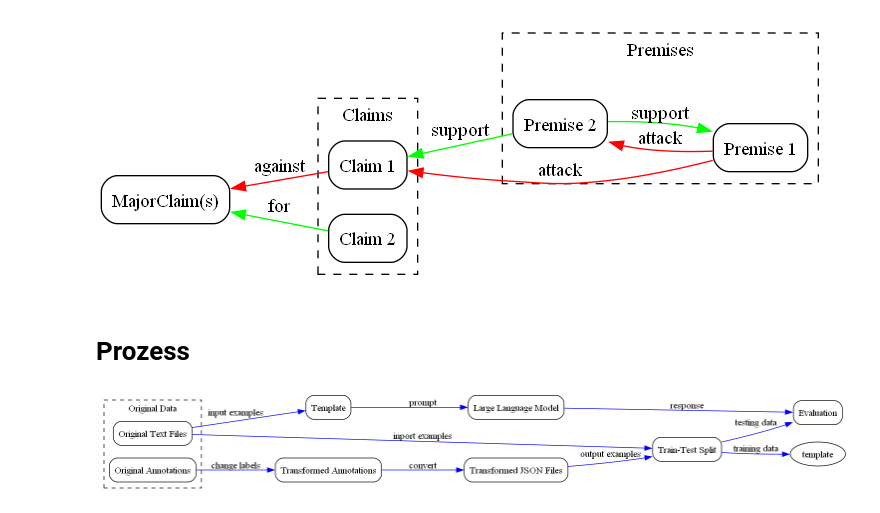
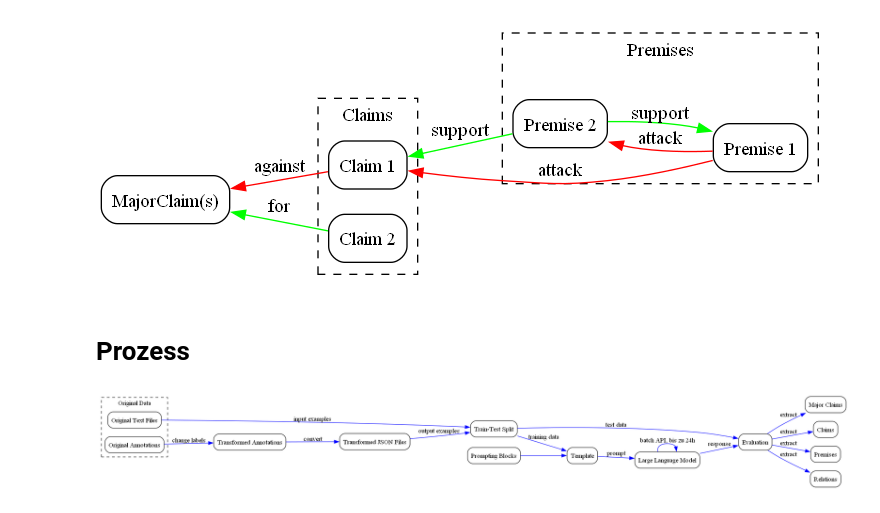
Before and after one commit to BF-DS/argument-mining, a Jupyter notebook: graphs/graph.ipynb, the cells around one changed output. Drawn from its saved outputs; the diff is of its cells as text; code cells hidden in the pictures.

Commit message:
updating process graph

```diff
--- a/graphs/graph.ipynb
+++ b/graphs/graph.ipynb
@@ -61,33 +61,44 @@ llm.attr(rankdir='LR')
 with llm.subgraph(name='cluster_orig_data') as c:
     c.attr(style='dashed')
     c.node('orig_data_txt', 'Original Text Files', shape='record', style='rounded')
     c.node('orig_data_ann', 'Original Annotations', shape='record', style='rounded')
     c.attr(label='Original Data')
 
 # Create the other nodes
 llm.node('transformed_data_ann', 'Transformed Annotations', shape='record', style='rounded')
 llm.node('transformed_data_JSON', 'Transformed JSON Files', shape='record', style='rounded')
 llm.node('Template', 'Template', shape='record', style='rounded')
 llm.node('LLM', 'Large Language Model', shape='record', style='rounded')
 #llm.node('Database', 'Database', shape='record', style='rounded')
 llm.node('Evaluation', 'Evaluation', shape='record', style='rounded')
 llm.node('split', 'Train-Test Split', shape='record', style='rounded')
+llm.node('blocks', 'Prompting Blocks', shape='record', style='rounded')
+llm.node('mc', 'Major Claims', shape='record', style='rounded')
+llm.node('c', 'Claims', shape='record', style='rounded')
+llm.node('p', 'Premises', shape='record', style='rounded')
+llm.node('r', 'Relations', shape='record', style='rounded')
 
 # Create the edges for the process
 llm.edge('orig_data_ann', 'transformed_data_ann', color='blue', label='change labels')
 llm.edge('transformed_data_ann', 'transformed_data_JSON', color='blue', label='convert')
 llm.edge('transformed_data_JSON', 'split', color='blue', label='output examples')
-llm.edge('orig_data_txt', 'Template', color='blue', label='input examples')
+#llm.edge('orig_data_txt', 'Template', color='blue', label='input examples')
 llm.edge('Template', 'LLM', color='blue', label='prompt')
 llm.edge('LLM', 'Evaluation', color='blue', label='response')
 #llm.edge('Database', 'Evaluation', color='blue', label='')
 llm.edge('orig_data_txt', 'split', color='blue', label='input examples')
-llm.edge('split', 'template', color='blue', label='training data')
+llm.edge('split', 'Template', color='blue', label='training data')
 llm.edge('split', 'Evaluation', color='blue', label='test data')
+llm.edge('LLM', 'LLM', color='blue', label='batch API, bis zu 24h')
+llm.edge('Evaluation', 'mc', color='blue', label='extract')
+llm.edge('Evaluation', 'c', color='blue', label='extract')
+llm.edge('Evaluation', 'p', color='blue', label='extract')
+llm.edge('Evaluation', 'r', color='blue', label='extract')
+llm.edge('blocks', 'Template', color='blue')
 
 # Render and display the updated graph
 llm.format = 'png'
 llm.render('llm')
 Image('llm.png')
 # %% [output]
-[figure, old version]
+[figure, new version]
```
Also changed, not shown: 2 other files.
